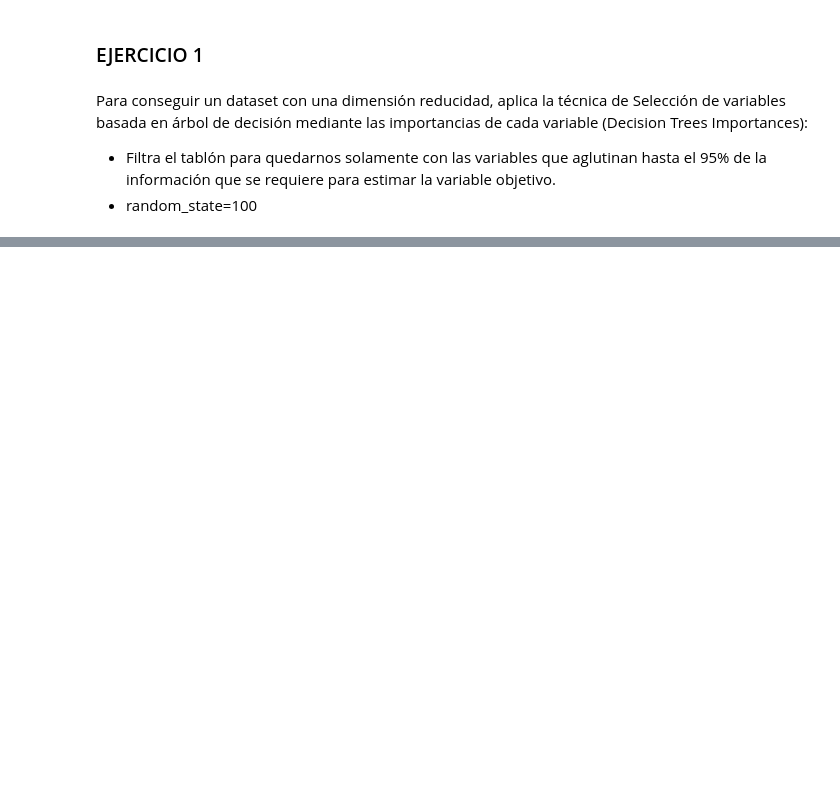
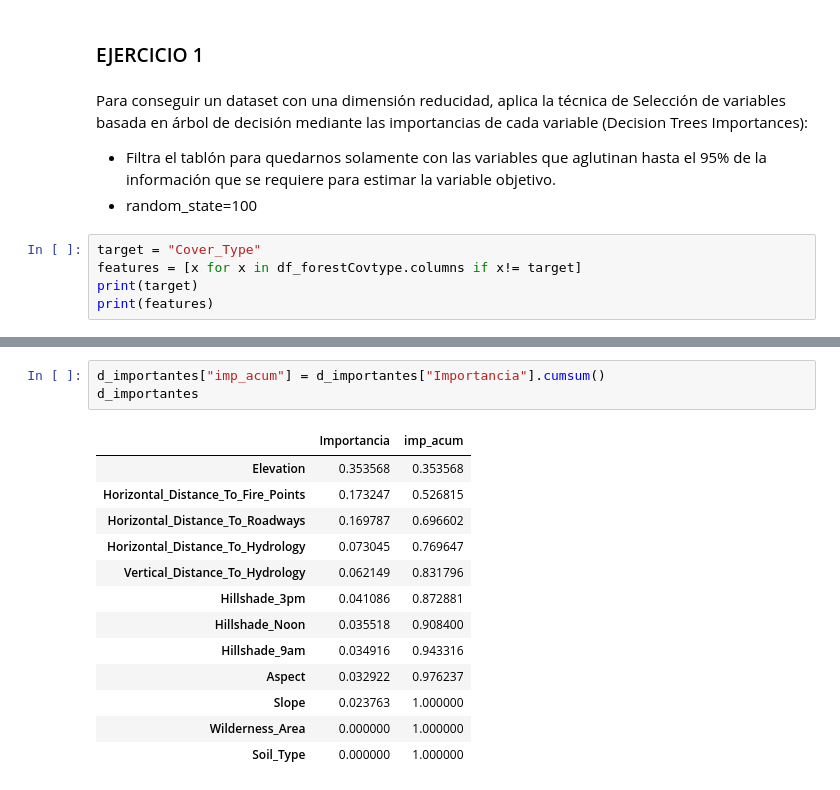
Before and after one commit to luciacantos/Examen-EDA, a Jupyter notebook: forest_covtype.ipynb, the cells around one changed output, grey strips where cells are left out. Drawn from its saved outputs; the diff is of its cells as text; blank space fills up the shorter version.

```diff
--- a/forest_covtype.ipynb
+++ b/forest_covtype.ipynb
@@ -112,3 +141,8 @@ Para conseguir un dataset con una dimensión reducidad, aplica la técnica de Se
 
 - Filtra el tablón para quedarnos solamente con las variables que aglutinan hasta el 95% de la información que se requiere para estimar la variable objetivo.
 - random_state=100
+# %%
+target = "Cover_Type"
+features = [x for x in df_forestCovtype.columns if x!= target]
+print(target)
+print(features)
@@ -114,0 +220,17 @@ Para conseguir un dataset con una dimensión reducidad, aplica la técnica de Se
+# %%
+d_importantes["imp_acum"] = d_importantes["Importancia"].cumsum()
+d_importantes
+# %% [output]
+|  | Importancia | imp_acum |
+| Elevation | 0.353568 | 0.353568 |
+| Horizontal_Distance_To_Fire_Points | 0.173247 | 0.526815 |
+| Horizontal_Distance_To_Roadways | 0.169787 | 0.696602 |
+| Horizontal_Distance_To_Hydrology | 0.073045 | 0.769647 |
+| Vertical_Distance_To_Hydrology | 0.062149 | 0.831796 |
+| Hillshade_3pm | 0.041086 | 0.872881 |
+| Hillshade_Noon | 0.035518 | 0.908400 |
+| Hillshade_9am | 0.034916 | 0.943316 |
+| Aspect | 0.032922 | 0.976237 |
+| Slope | 0.023763 | 1.000000 |
+| Wilderness_Area | 0.000000 | 1.000000 |
+| Soil_Type | 0.000000 | 1.000000 |
```
Also changed, not shown: parts of 11 cells of this notebook.
